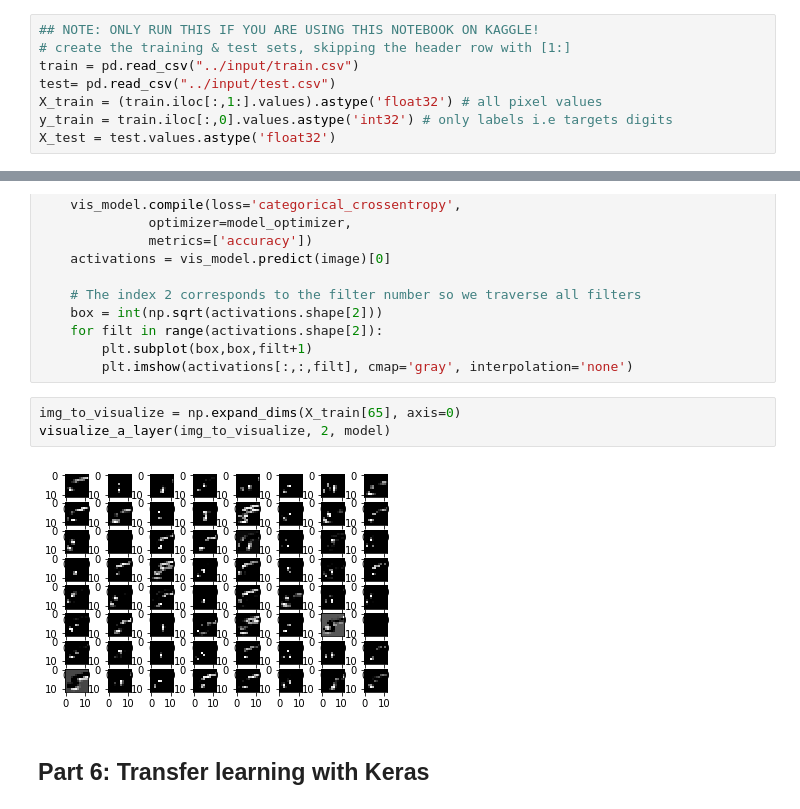
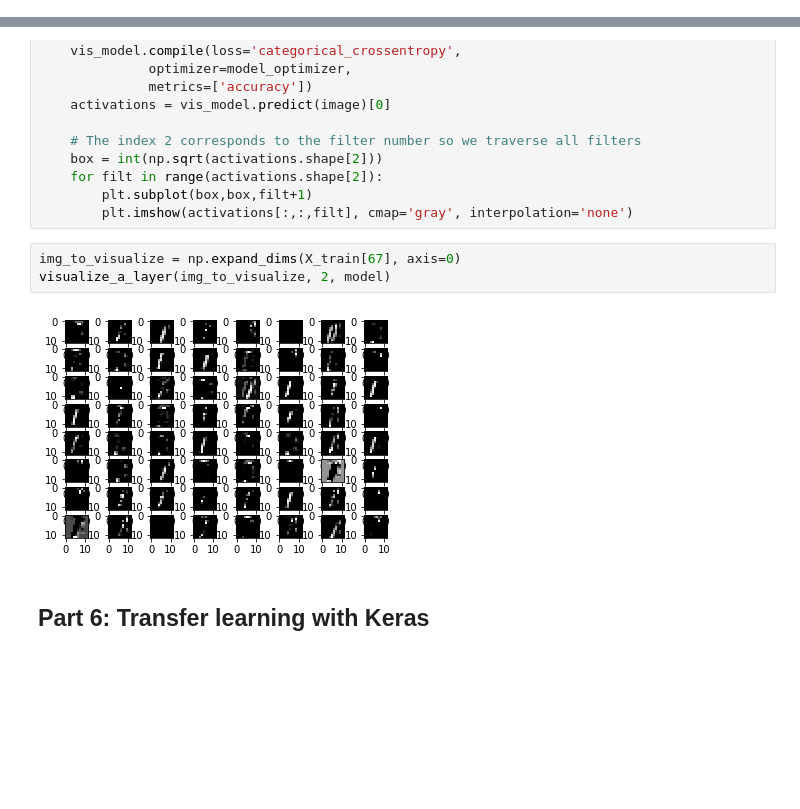
Before and after one commit to VikramRadhakrishnan/DeepCV, a Jupyter notebook: Classification_Keras.ipynb, the cells around one changed output, grey strips where cells are left out. Drawn from its saved outputs; the diff is of its cells as text; blank space fills up the shorter version.

```diff
--- a/Classification_Keras.ipynb
+++ b/Classification_Keras.ipynb
@@ -68,14 +40,6 @@ X_test (data) shape (10000, 28, 28)
 y_test (labels) shape (10000,)
 # %% [markdown]
 Let's take a look at some of the images in our dataset. We're going to use the matplotlib library and the function pyplot to plot our images.
-# %%
-## NOTE: ONLY RUN THIS IF YOU ARE USING THIS NOTEBOOK ON KAGGLE!
-# create the training & test sets, skipping the header row with [1:]
-train = pd.read_csv("../input/train.csv")
-test= pd.read_csv("../input/test.csv")
-X_train = (train.iloc[:,1:].values).astype('float32') # all pixel values
-y_train = train.iloc[:,0].values.astype('int32') # only labels i.e targets digits
-X_test = test.values.astype('float32')
 # %%
 for i in range(9):
     plt.subplot(3,3,i+1)
@@ -241,10 +207,10 @@ def visualize_a_layer(image, n_layer, model_network):
         plt.subplot(box,box,filt+1)
         plt.imshow(activations[:,:,filt], cmap='gray', interpolation='none')
 # %%
-img_to_visualize = np.expand_dims(X_train[65], axis=0)
+img_to_visualize = np.expand_dims(X_train[67], axis=0)
 visualize_a_layer(img_to_visualize, 2, model)
 # %% [output]
-[figure, old version]
+[figure, new version]
 # %% [markdown]
 ## Part 6: Transfer learning with Keras
 # %% [markdown]
```
Also changed, not shown: parts of 10 cells of this notebook.
